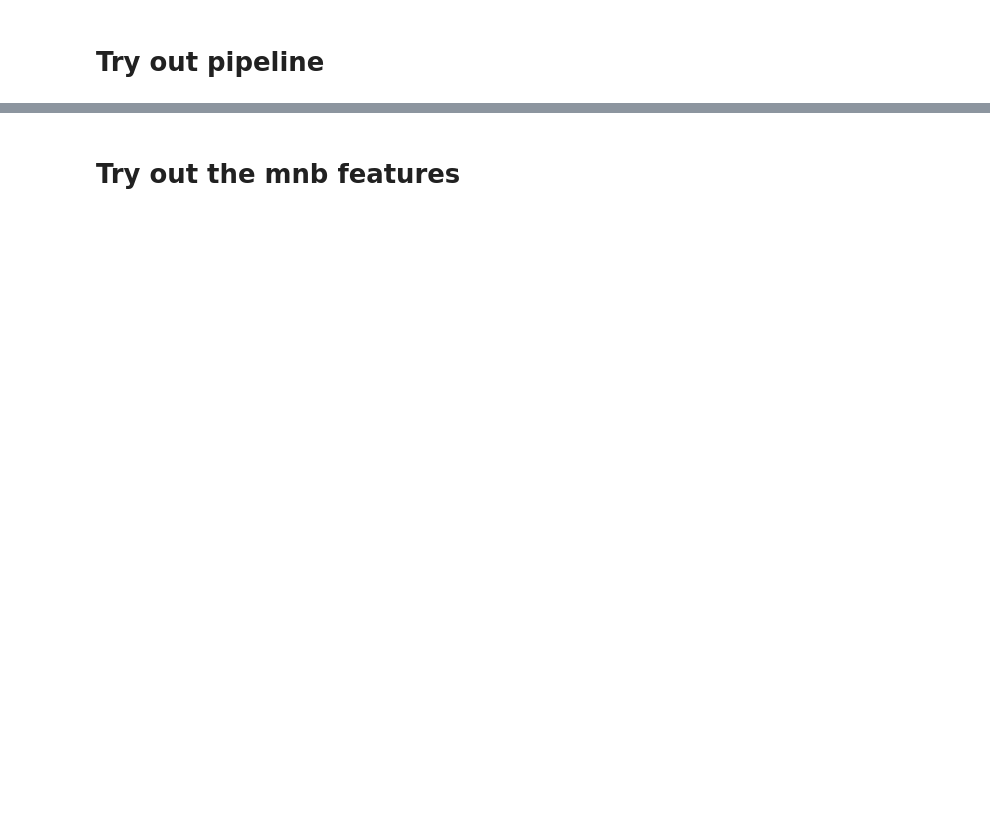
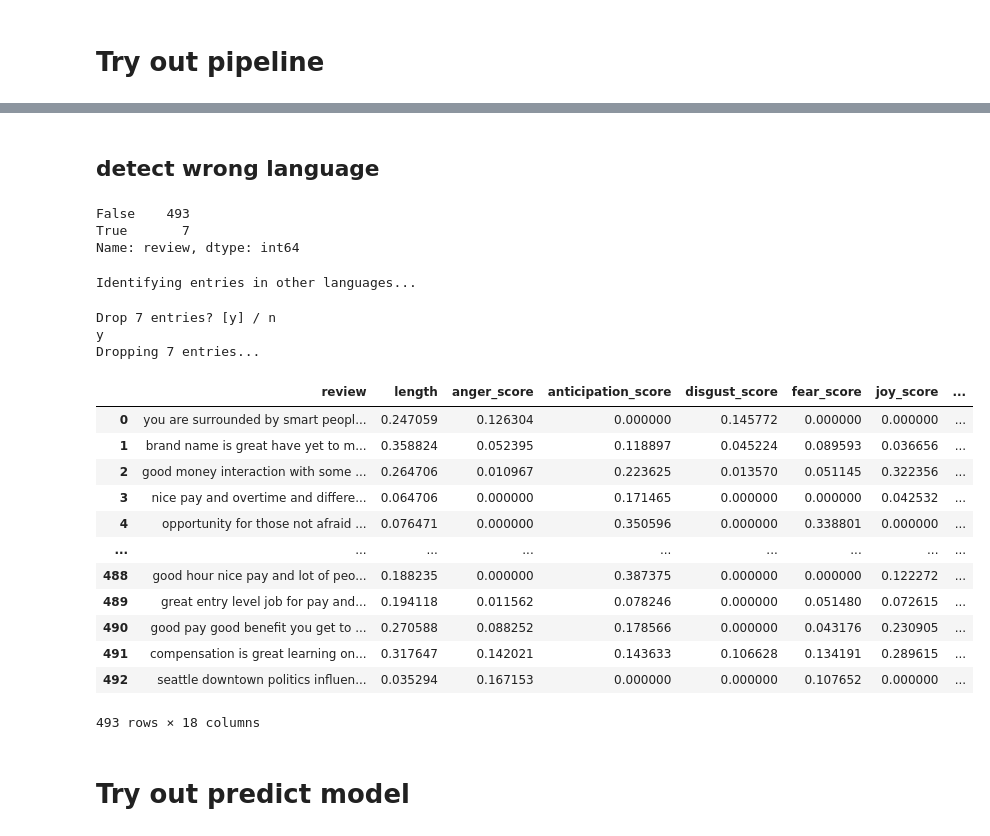
Before and after one commit to theresa-sporn/WorkforceSentimentMonitoring, a Jupyter notebook: notebooks/pipeline_mnb_features_and_test_on_new_data.ipynb, the cells around one changed output, grey strips where cells are left out. Cells and saved outputs as stored; diff of their text form; code cells hidden in the pictures; blank space fills up the shorter version.

```diff
--- a/notebooks/pipeline_mnb_features_and_test_on_new_data.ipynb
+++ b/notebooks/pipeline_mnb_features_and_test_on_new_data.ipynb
@@ -60,0 +81,5 @@ test
+# %%
+os_path = os.getcwd()
+os_path_abs = '/'.join(os_path.split('/')[:-1])
+pipe_path = os.path.join(os_path_abs,'WorkforceSentimentMonitoring/joblib_files')
+pipe_path
@@ -60,0 +88,3 @@ test
+# %%
+last_pipe = joblib.load(os.path.join(pipe_path, 'feature_pipeline.joblib'))
+last_pipe
@@ -60,0 +98,3 @@ test
+# %%
+test_fea = last_pipe.fit_transform(test_cp)
+test_fea
@@ -60,0 +115,2 @@ test
+# %% [markdown]
+## detect wrong language
@@ -61,3 +121,30 @@ test
+# %%
+tures.value_counts()
+# %% [output]
+False    493
+True       7
+Name: review, dtype: int64
+# %%
+test_eng = drop_wrong_language(test_fea, 'review')
+test_eng
+# %% [output]
+Identifying entries in other languages...
+Drop 7 entries? [y] / n
+y
+Dropping 7 entries...
+|  | review | length | anger_score | anticipation_score | disgust_score | fear_score | joy_score | ... |
+| 0 | you are surrounded by smart peopl... | 0.247059 | 0.126304 | 0.000000 | 0.145772 | 0.000000 | 0.000000 | ... |
+| 1 | brand name is great have yet to m... | 0.358824 | 0.052395 | 0.118897 | 0.045224 | 0.089593 | 0.036656 | ... |
+| 2 | good money interaction with some ... | 0.264706 | 0.010967 | 0.223625 | 0.013570 | 0.051145 | 0.322356 | ... |
+| 3 | nice pay and overtime and differe... | 0.064706 | 0.000000 | 0.171465 | 0.000000 | 0.000000 | 0.042532 | ... |
+| 4 | opportunity for those not afraid ... | 0.076471 | 0.000000 | 0.350596 | 0.000000 | 0.338801 | 0.000000 | ... |
+| ... | ... | ... | ... | ... | ... | ... | ... | ... |
+| 488 | good hour nice pay and lot of peo... | 0.188235 | 0.000000 | 0.387375 | 0.000000 | 0.000000 | 0.122272 | ... |
+| 489 | great entry level job for pay and... | 0.194118 | 0.011562 | 0.078246 | 0.000000 | 0.051480 | 0.072615 | ... |
+| 490 | good pay good benefit you get to ... | 0.270588 | 0.088252 | 0.178566 | 0.000000 | 0.043176 | 0.230905 | ... |
+| 491 | compensation is great learning on... | 0.317647 | 0.142021 | 0.143633 | 0.106628 | 0.134191 | 0.289615 | ... |
+| 492 | seattle downtown politics influen... | 0.035294 | 0.167153 | 0.000000 | 0.000000 | 0.107652 | 0.000000 | ... |
+493 rows × 18 columns
 # %% [markdown]
-# Try out the mnb features
+# Try out predict model
 # %%
```
Also changed, not shown: parts of 21 cells of this notebook, 2 other files.
